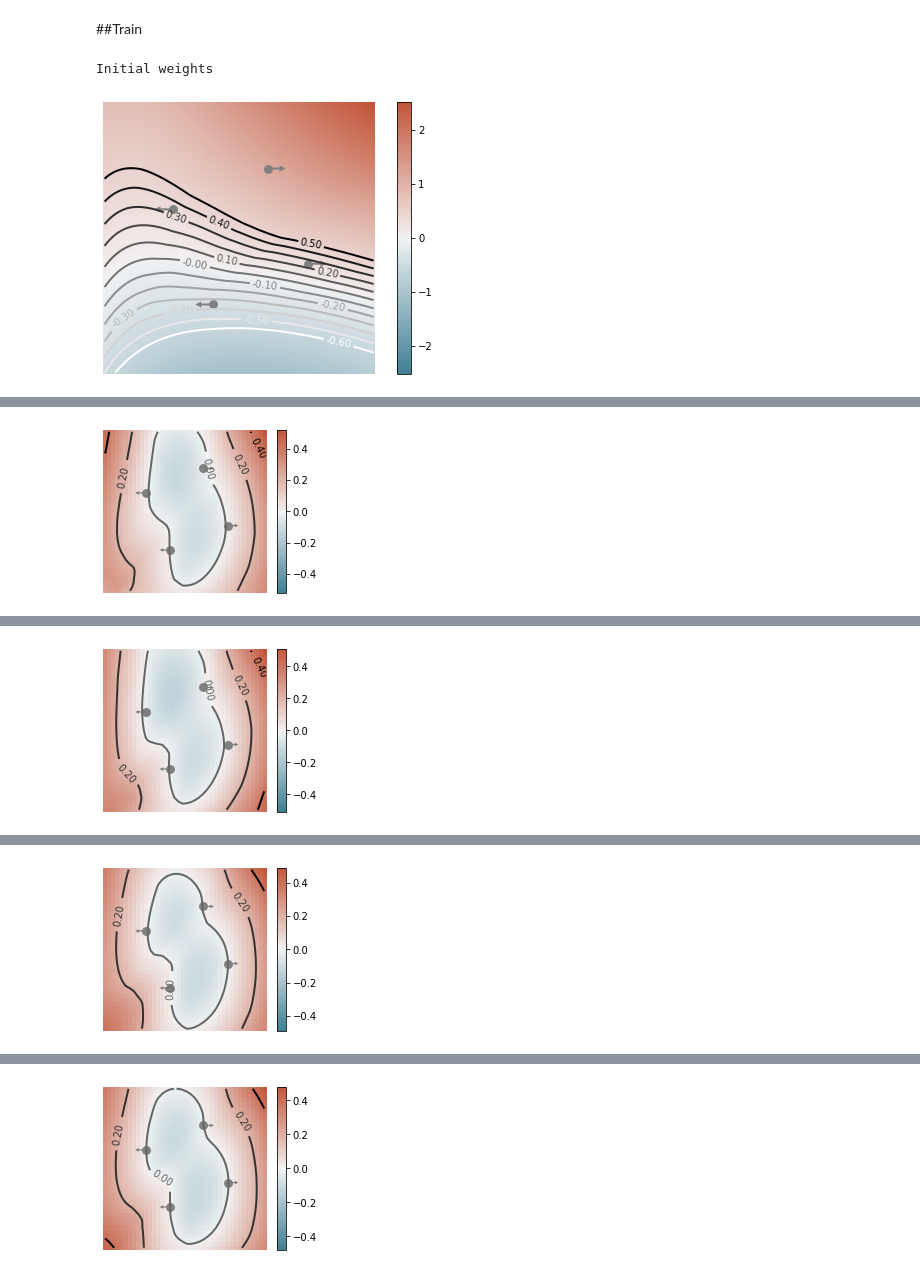
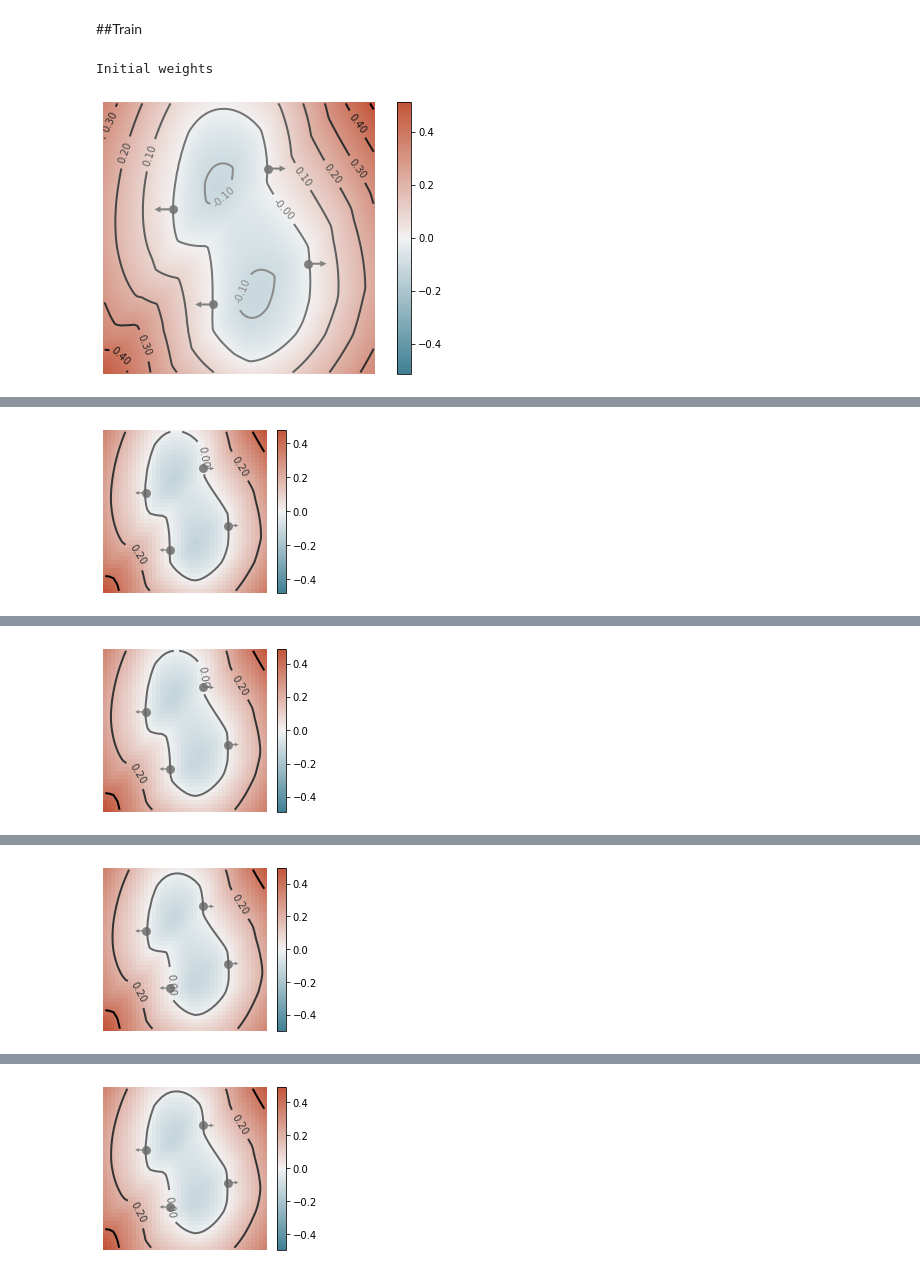
Before and after one commit to Egoago/Onlab, a Jupyter notebook: Önlab.ipynb, the cells around one changed output, grey strips where cells are left out. Drawn from its saved outputs; the diff is of its cells as text; code cells hidden in the pictures.

```diff
--- a/Önlab.ipynb
+++ b/Önlab.ipynb
@@ -262,15 +262,15 @@ class PlotCallback(Callback):
 # %%
 controlPoints = fourPoints
 controlNormals = foruPointsNormals
-model.reset()
+#model.reset()
 history = model.fit(DataGenerator(batchCount = 10000,
                                   batchSize = 4,
                                   controlPoints = controlPoints,
                                   controlNormals = controlNormals),
                     verbose = 1,
                     callbacks = [PlotCallback(model, controlPoints, controlNormals, 1)],
                     epochs = 10)
 # %% [output]
 Initial weights
-[figure, old version]
+[figure, new version]
 Epoch 1/10
@@ -278,2 +278,2 @@ Epoch 1/10
-[figure, old version]
+[figure, new version]
 Epoch 2/10
@@ -281,2 +281,2 @@ Epoch 2/10
-[figure, old version]
+[figure, new version]
 Epoch 3/10
@@ -284,2 +284,2 @@ Epoch 3/10
-[figure, old version]
+[figure, new version]
 Epoch 4/10
@@ -287,2 +287,2 @@ Epoch 4/10
-[figure, old version]
+[figure, new version]
 Epoch 5/10
```
Also changed, not shown: parts of 3 cells of this notebook.
